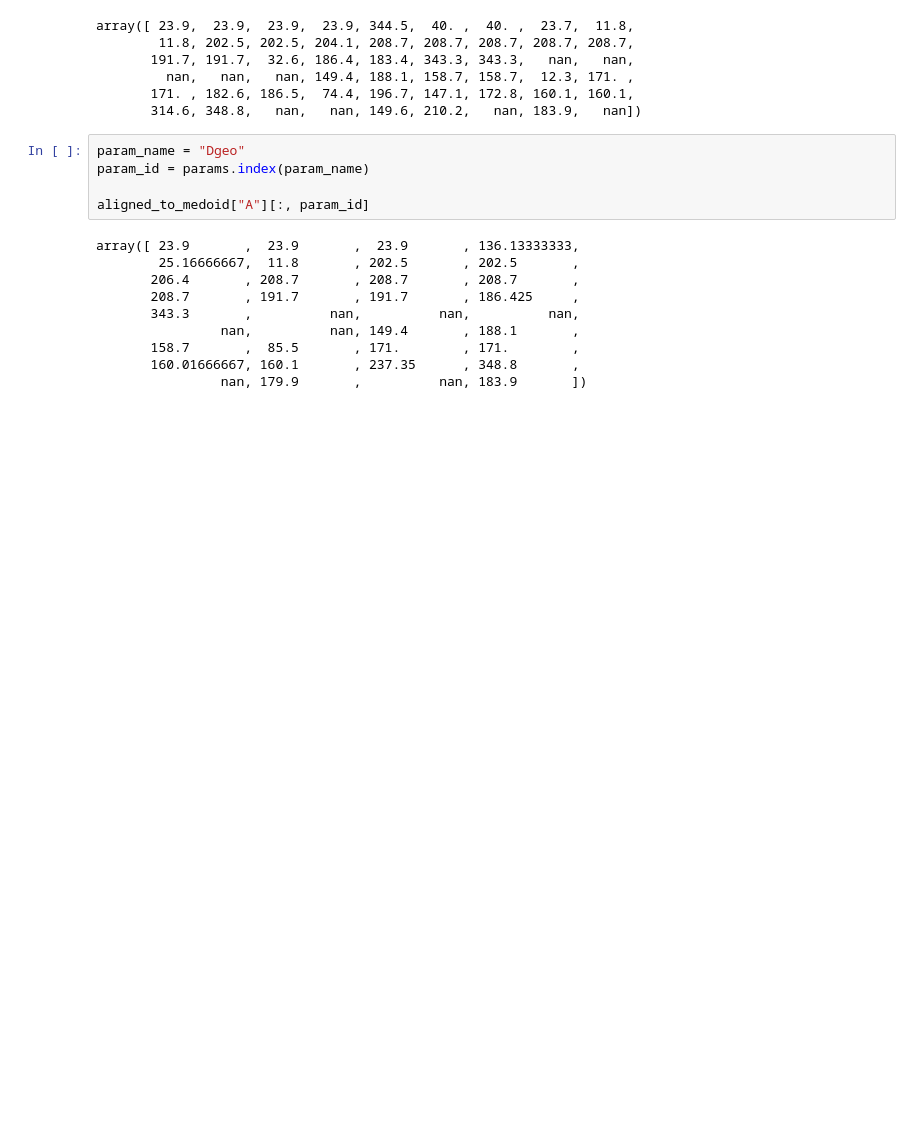
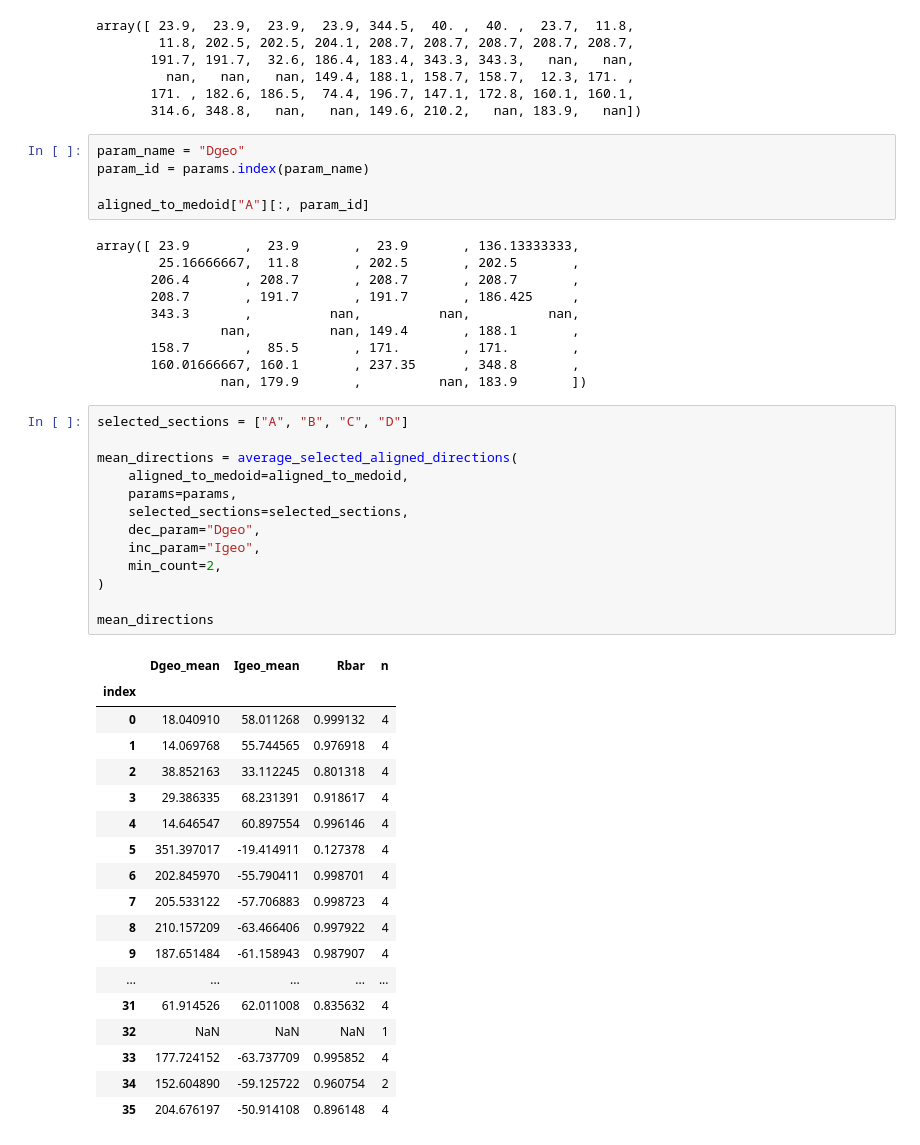
Before and after one commit to Stellaerranti/DTW-paleomag, a Jupyter notebook: DTW_multi.ipynb, the cells around one changed output. Drawn from its saved outputs; the diff is of its cells as text; blank space fills up the shorter version.

```diff
--- a/DTW_multi.ipynb
+++ b/DTW_multi.ipynb
@@ -1476,3 +1642,35 @@ array([ 23.9       ,  23.9       ,  23.9       , 136.13333333,
        158.7       ,  85.5       , 171.        , 171.        ,
        160.01666667, 160.1       , 237.35      , 348.8       ,
                 nan, 179.9       ,          nan, 183.9       ])
+# %%
+selected_sections = ["A", "B", "C", "D"]
+
+mean_directions = average_selected_aligned_directions(
+    aligned_to_medoid=aligned_to_medoid,
+    params=params,
+    selected_sections=selected_sections,
+    dec_param="Dgeo",
+    inc_param="Igeo",
+    min_count=2,
+)
+
+mean_directions
+# %% [output]
+|  | Dgeo_mean | Igeo_mean | Rbar | n |
+| index |  |  |  |  |
+| 0 | 18.040910 | 58.011268 | 0.999132 | 4 |
+| 1 | 14.069768 | 55.744565 | 0.976918 | 4 |
+| 2 | 38.852163 | 33.112245 | 0.801318 | 4 |
+| 3 | 29.386335 | 68.231391 | 0.918617 | 4 |
+| 4 | 14.646547 | 60.897554 | 0.996146 | 4 |
+| 5 | 351.397017 | -19.414911 | 0.127378 | 4 |
+| 6 | 202.845970 | -55.790411 | 0.998701 | 4 |
+| 7 | 205.533122 | -57.706883 | 0.998723 | 4 |
+| 8 | 210.157209 | -63.466406 | 0.997922 | 4 |
+| 9 | 187.651484 | -61.158943 | 0.987907 | 4 |
+| ... | ... | ... | ... | ... |
+| 31 | 61.914526 | 62.011008 | 0.835632 | 4 |
+| 32 | NaN | NaN | NaN | 1 |
+| 33 | 177.724152 | -63.737709 | 0.995852 | 4 |
+| 34 | 152.604890 | -59.125722 | 0.960754 | 2 |
+| 35 | 204.676197 | -50.914108 | 0.896148 | 4 |
```
Also changed, not shown: parts of 4 cells of this notebook.
